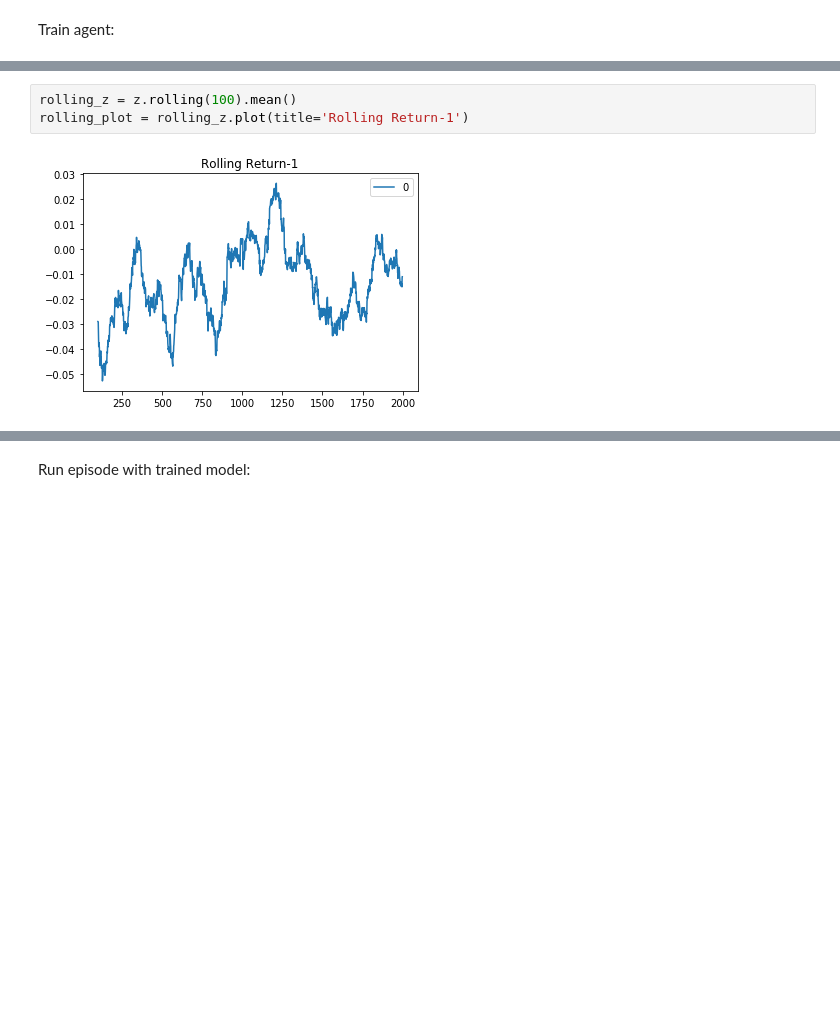
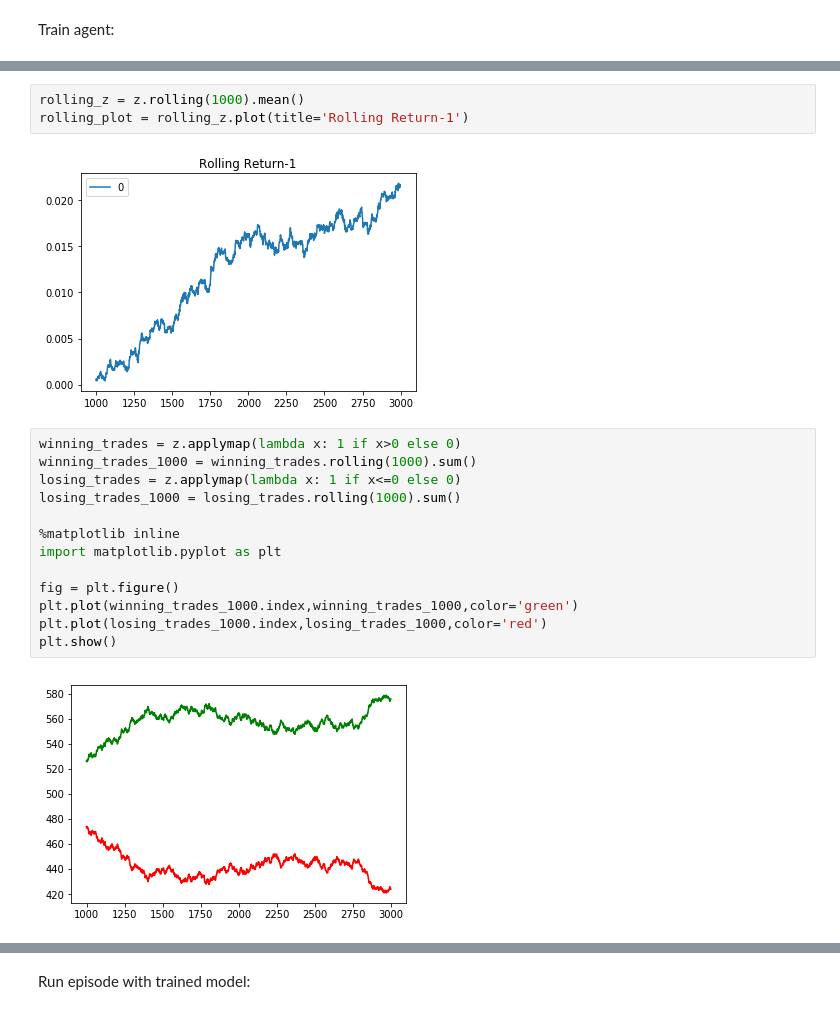
Before and after one commit to alexkapele/stocks_rl, a Jupyter notebook: stocks_RL.ipynb, the cells around one changed output, grey strips where cells are left out. Drawn from its saved outputs; the diff is of its cells as text; blank space fills up the shorter version.

```diff
--- a/stocks_RL.ipynb
+++ b/stocks_RL.ipynb
@@ -431,8 +466,23 @@ plt.show()
 # %%
-rolling_z = z.rolling(100).mean()
+rolling_z = z.rolling(1000).mean()
 rolling_plot = rolling_z.plot(title='Rolling Return-1')
 # %% [output]
-[figure, old version]
+[figure, new version]
+# %%
+winning_trades = z.applymap(lambda x: 1 if x>0 else 0)
+winning_trades_1000 = winning_trades.rolling(1000).sum()
+losing_trades = z.applymap(lambda x: 1 if x<=0 else 0)
+losing_trades_1000 = losing_trades.rolling(1000).sum()
+
+%matplotlib inline
+import matplotlib.pyplot as plt
+
+fig = plt.figure()
+plt.plot(winning_trades_1000.index,winning_trades_1000,color='green')
+plt.plot(losing_trades_1000.index,losing_trades_1000,color='red')
+plt.show()
+# %% [output]
+[figure, added]
 # %%
 ep,loss = zip(*loss_list)
 plt.plot(ep[:],loss[:])
```
Also changed, not shown: parts of 20 cells of this notebook.
